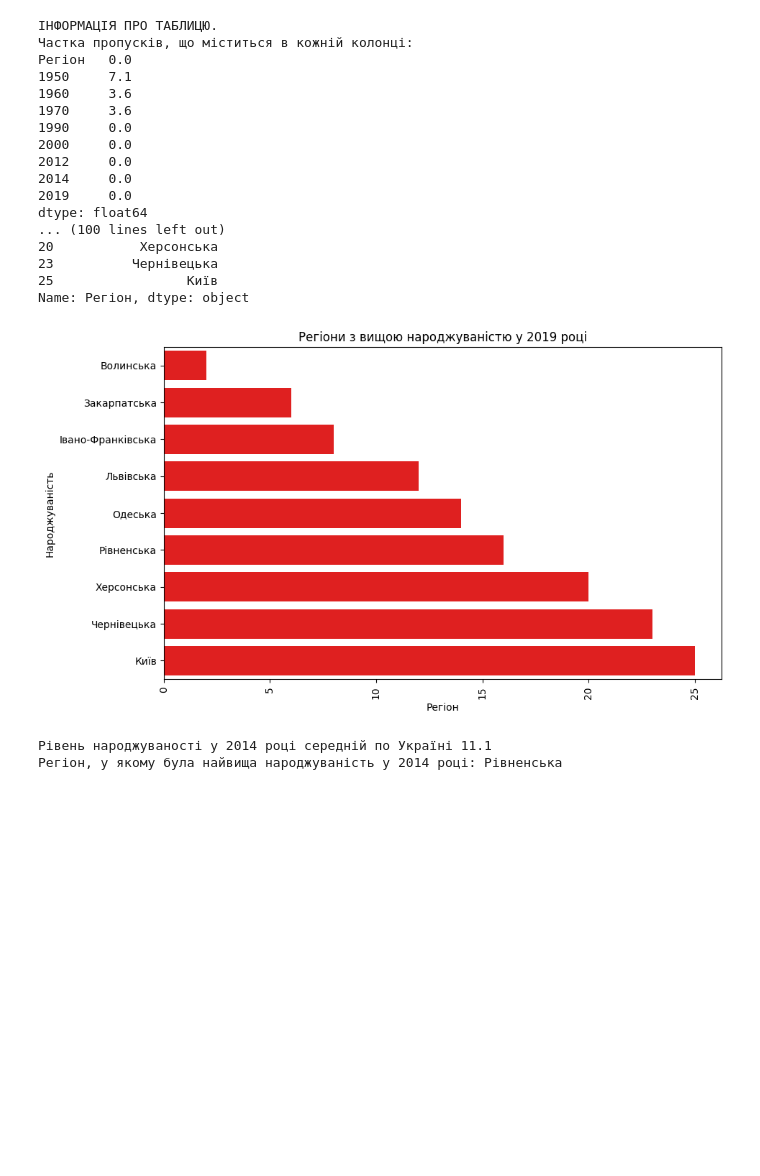
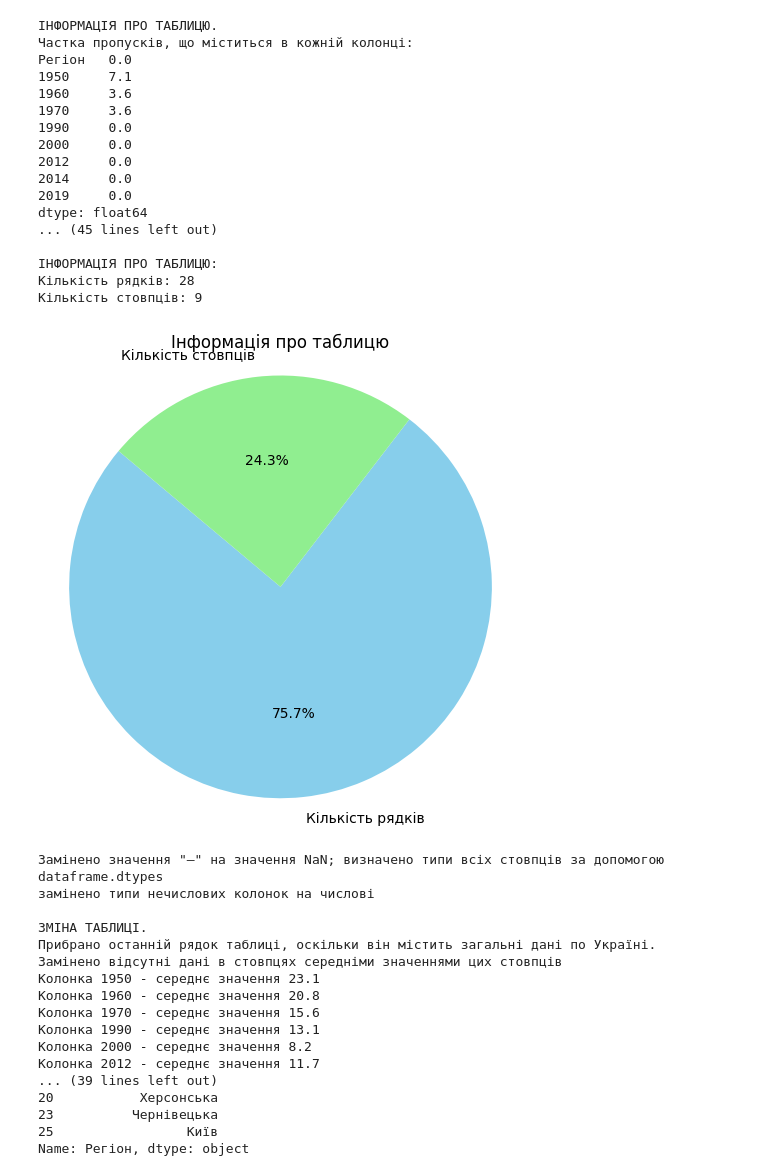
Before and after one commit to VolodymyrRiz/HWDS-Rizun, a Jupyter notebook: H2.1.ipynb, the cells around one changed output. Cells and saved outputs as stored; diff of their text form; code cells hidden in the pictures; blank space fills up the shorter version.

```diff
--- a/H2.1.ipynb
+++ b/H2.1.ipynb
@@ -49,6 +49,19 @@ for table in tables:
         rows, columns = table.shape
         print(f"Кількість рядків: {rows}")
         print(f"Кількість стовпців: {columns}")
+
+        # Дані для кругової діаграми
+        data = [rows, columns]
+        labels = ['Кількість рядків', 'Кількість стовпців']
+        colors = ['skyblue', 'lightgreen']  # Виберіть кольори для рядків та стовпців
+
+        # Створюємо кругову діаграму
+        plt.figure(figsize=(6, 6))
+        plt.pie(data, labels=labels, colors=colors, autopct='%1.1f%%', startangle=140)
+        plt.title('Інформація про таблицю')
+        plt.axis('equal')  # Поділити область для кругової діаграми, щоб вона стала кругом
+        plt.show()
+
         print('Замінено значення "—" на значення NaN; визначено типи всіх стовпців за допомогою dataframe.dtypes')
         print('замінено типи нечислових колонок на числові')
         print("")
@@ -91,38 +104,53 @@ for table in tables:
         print(f"Регіон, у якому була найвища народжуваність у 2014 році: {max_birth_rate_region}")
         # Вибираємо дані для 2019 року
         data_2019 = table['2019']
         regions = table['Регіон']
 
         # Створюємо стовпчикову діаграму
         plt.figure(figsize=(10, 6))
         plt.bar(regions, data_2019, color='blue')
         plt.xlabel('Регіони')
         plt.ylabel('Народжуваність (у десяткових числах)')
         plt.title('Народжуваність по регіонах у 2019 році')
         plt.xticks(rotation=90)
         plt.tight_layout()
 
         # Виводимо діаграму
         plt.show()
         break
 # %% [output]
 ІНФОРМАЦІЯ ПРО ТАБЛИЦЮ.
 Частка пропусків, що міститься в кожній колонці:
 Регіон   0.0
 1950     7.1
 1960     3.6
 1970     3.6
 1990     0.0
 2000     0.0
 2012     0.0
 2014     0.0
 2019     0.0
 dtype: float64
-... (100 lines left out)
-20           Херсонська
-23          Чернівецька
-25                 Київ
-Name: Регіон, dtype: object
+... (45 lines left out)
+
+ІНФОРМАЦІЯ ПРО ТАБЛИЦЮ:
+Кількість рядків: 28
+Кількість стовпців: 9
-[figure, old version]
+[figure, new version]
-Рівень народжуваності у 2014 році середній по Україні 11.1
-Регіон, у якому була найвища народжуваність у 2014 році: Рівненська
+Замінено значення "—" на значення NaN; визначено типи всіх стовпців за допомогою dataframe.dtypes
+замінено типи нечислових колонок на числові
+
+ЗМІНА ТАБЛИЦІ.
+Прибрано останній рядок таблиці, оскільки він містить загальні дані по Україні.
+Замінено відсутні дані в стовпцях середніми значеннями цих стовпців
+Колонка 1950 - середнє значення 23.1
+Колонка 1960 - середнє значення 20.8
+Колонка 1970 - середнє значення 15.6
+Колонка 1990 - середнє значення 13.1
+Колонка 2000 - середнє значення 8.2
+Колонка 2012 - середнє значення 11.7
+... (39 lines left out)
+20           Херсонська
+23          Чернівецька
+25                 Київ
+Name: Регіон, dtype: object
```
Also changed, not shown: parts of 1 cell of this notebook.
